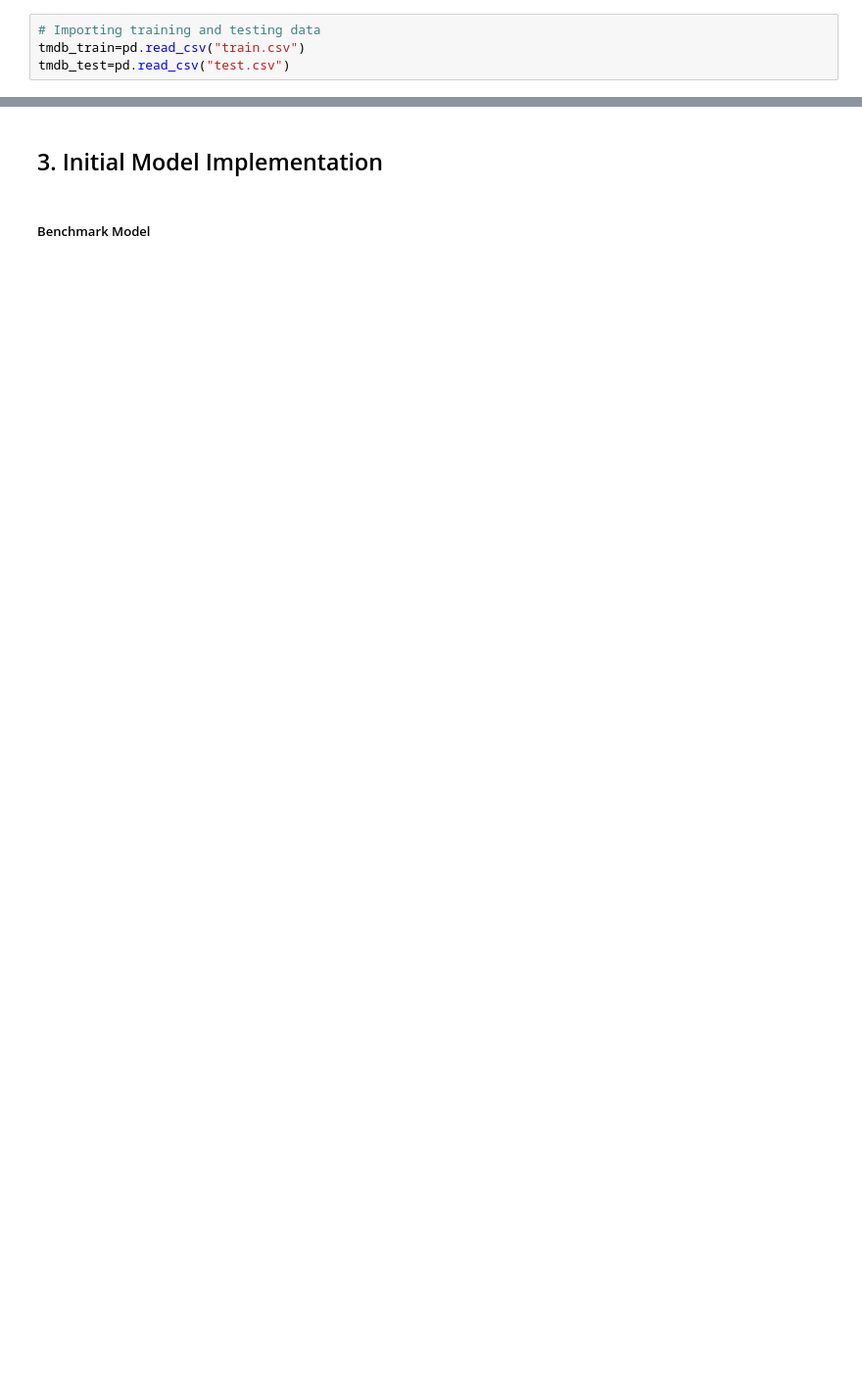
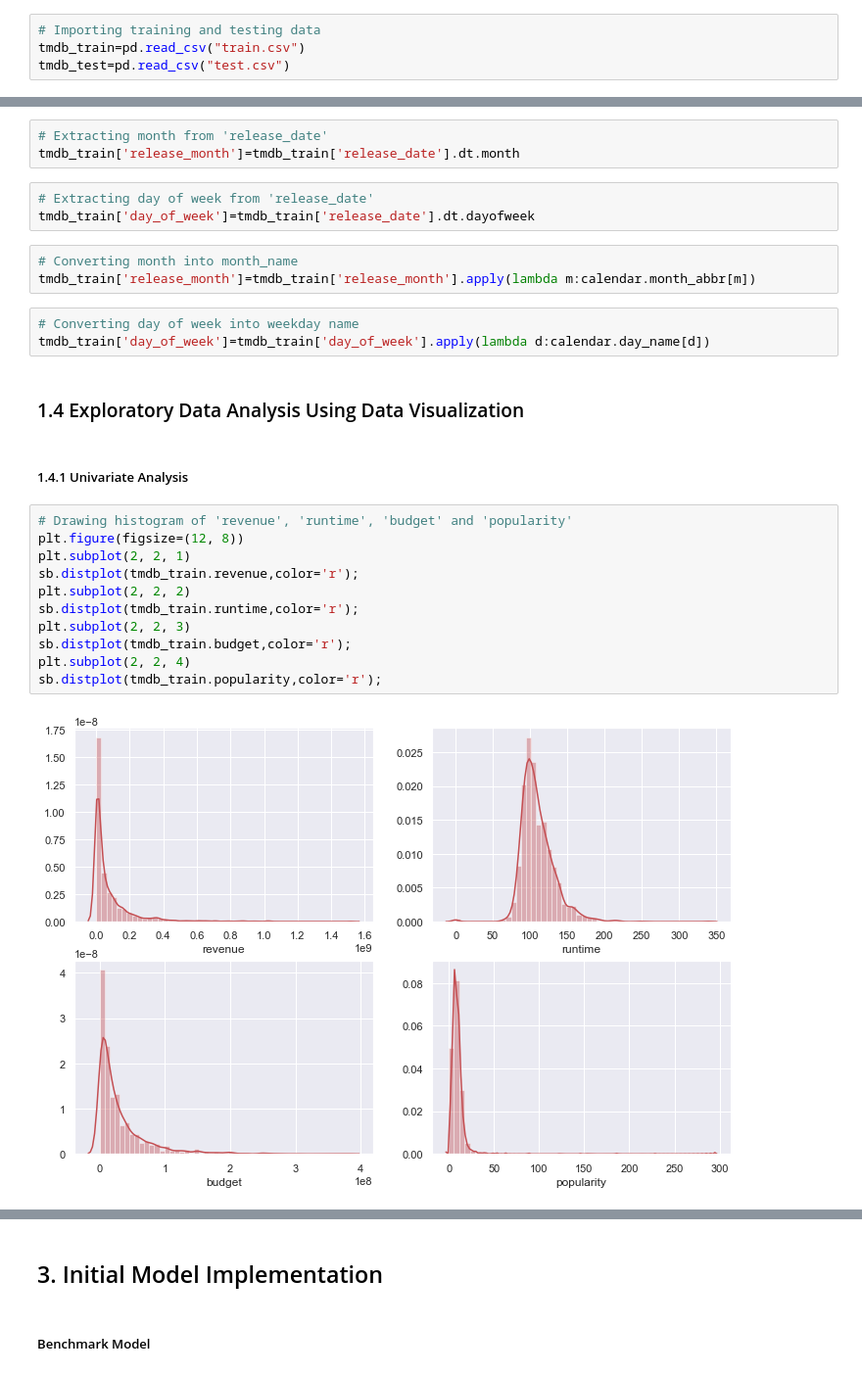
Before and after one commit to manish310/Machine-Learning-Capstone-Project, a Jupyter notebook: TMDB_Capstone.ipynb, the cells around one changed output, grey strips where cells are left out. Shown: that part at 98% size. Cells and saved outputs as stored; diff of their text form; blank space fills up the shorter version.

```diff
--- a/TMDB_Capstone.ipynb
+++ b/TMDB_Capstone.ipynb
@@ -173,0 +229,29 @@ tmdb_train_df=tmdb_train.select_dtypes(exclude='object')
+# %%
+# Extracting month from 'release_date'
+tmdb_train['release_month']=tmdb_train['release_date'].dt.month
+# %%
+# Extracting day of week from 'release_date'
+tmdb_train['day_of_week']=tmdb_train['release_date'].dt.dayofweek
+# %%
+# Converting month into month_name
+tmdb_train['release_month']=tmdb_train['release_month'].apply(lambda m:calendar.month_abbr[m])
+# %%
+# Converting day of week into weekday name
+tmdb_train['day_of_week']=tmdb_train['day_of_week'].apply(lambda d:calendar.day_name[d])
+# %% [markdown]
+### 1.4 Exploratory Data Analysis Using Data Visualization
+# %% [markdown]
+##### 1.4.1 Univariate Analysis
+# %%
+# Drawing histogram of 'revenue', 'runtime', 'budget' and 'popularity'
+plt.figure(figsize=(12, 8))
+plt.subplot(2, 2, 1)
+sb.distplot(tmdb_train.revenue,color='r');
+plt.subplot(2, 2, 2)
+sb.distplot(tmdb_train.runtime,color='r');
+plt.subplot(2, 2, 3)
+sb.distplot(tmdb_train.budget,color='r');
+plt.subplot(2, 2, 4)
+sb.distplot(tmdb_train.popularity,color='r');
+# %% [output]
+[figure, added]
```
Also changed, not shown: parts of 93 cells of this notebook.
